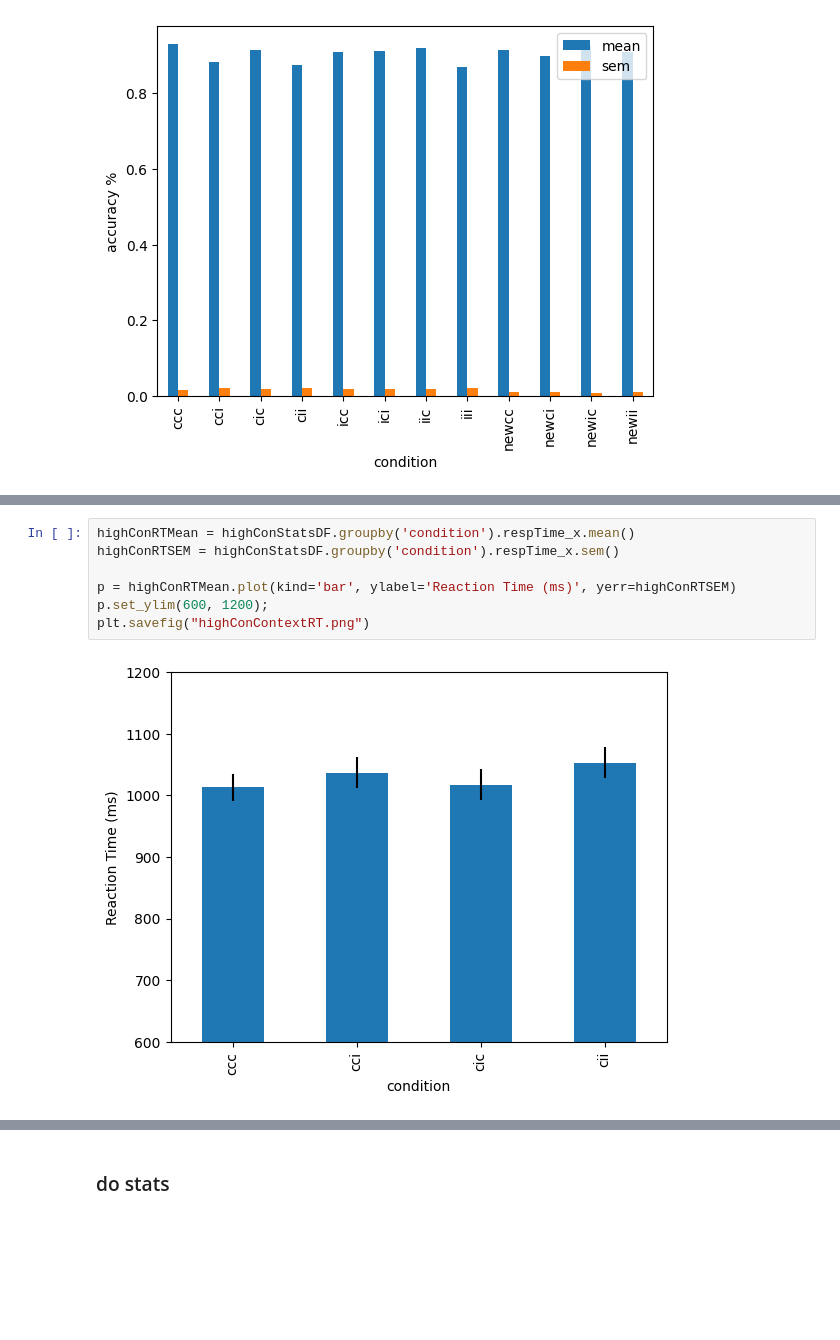
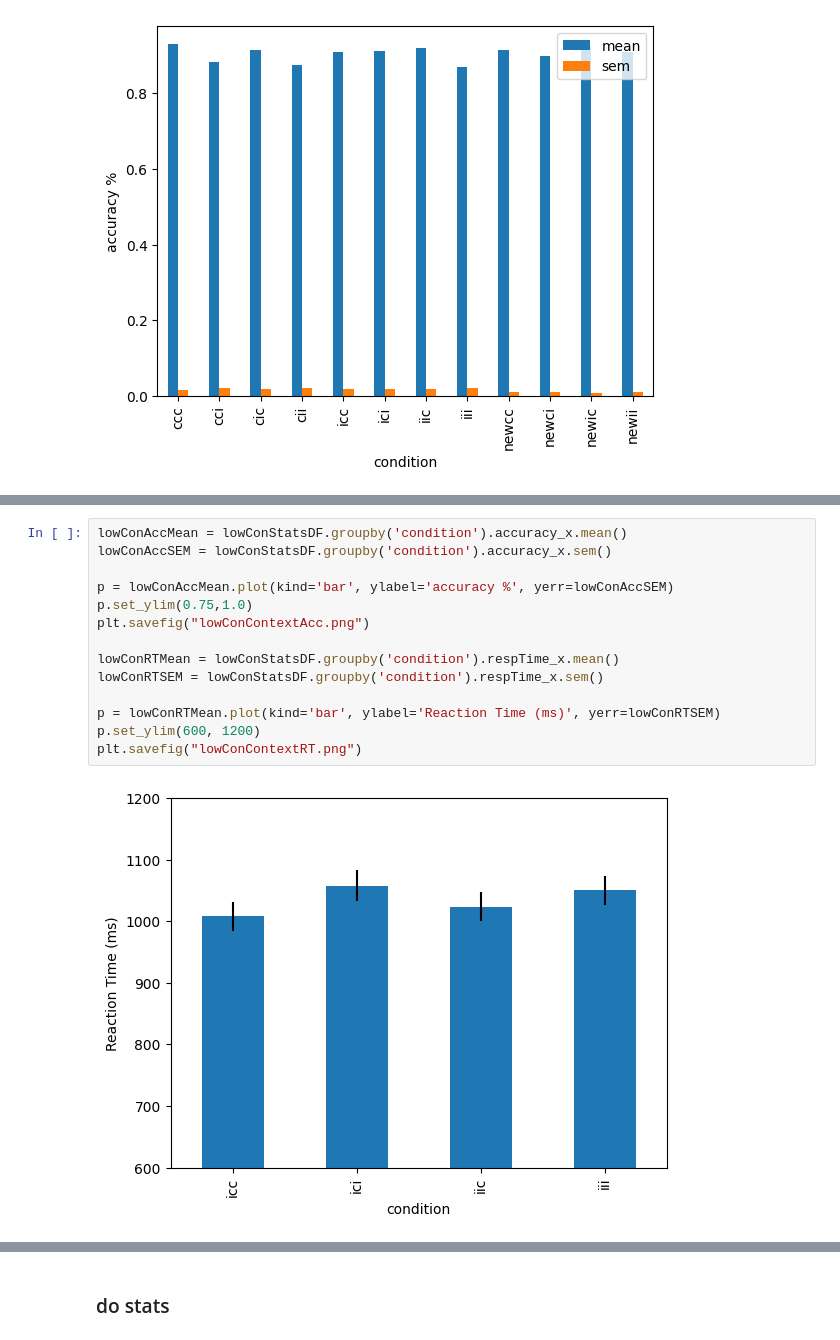
Before and after one commit to jimzhang629/contextFlanker2.0, a Jupyter notebook: analysis/makecsv.ipynb, the cells around one changed output, grey strips where cells are left out. Saved outputs shown, nothing was run; the diff lists cells and outputs as text; blank space fills up the shorter version.

```diff
--- a/analysis/makecsv.ipynb
+++ b/analysis/makecsv.ipynb
@@ -607,9 +711,16 @@ plt.savefig("highConContextAcc.png")
 # %%
-highConRTMean = highConStatsDF.groupby('condition').respTime_x.mean()
-highConRTSEM = highConStatsDF.groupby('condition').respTime_x.sem()
+lowConAccMean = lowConStatsDF.groupby('condition').accuracy_x.mean()
+lowConAccSEM = lowConStatsDF.groupby('condition').accuracy_x.sem()
 
-p = highConRTMean.plot(kind='bar', ylabel='Reaction Time (ms)', yerr=highConRTSEM)
-p.set_ylim(600, 1200);
-plt.savefig("highConContextRT.png")
+p = lowConAccMean.plot(kind='bar', ylabel='accuracy %', yerr=lowConAccSEM)
+p.set_ylim(0.75,1.0)
+plt.savefig("lowConContextAcc.png")
+
+lowConRTMean = lowConStatsDF.groupby('condition').respTime_x.mean()
+lowConRTSEM = lowConStatsDF.groupby('condition').respTime_x.sem()
+
+p = lowConRTMean.plot(kind='bar', ylabel='Reaction Time (ms)', yerr=lowConRTSEM)
+p.set_ylim(600, 1200)
+plt.savefig("lowConContextRT.png")
 # %% [output]
-[figure, old version]
+[figure, new version]
```
Also changed, not shown: parts of 10 cells of this notebook, 10 other files.
